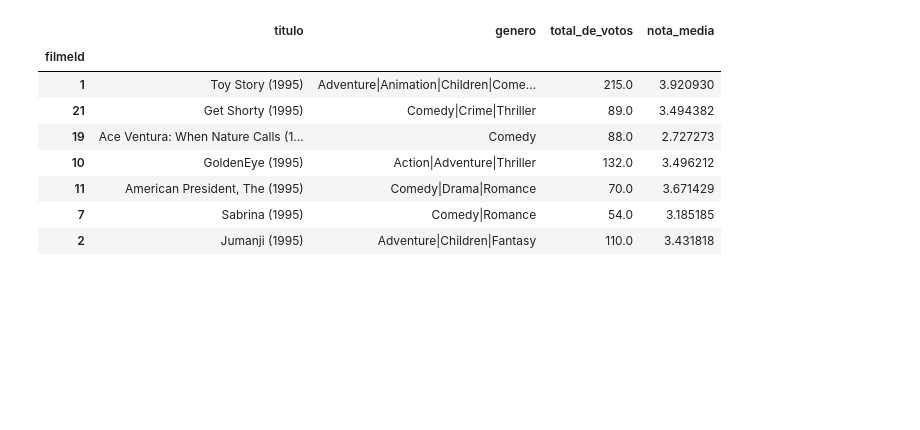
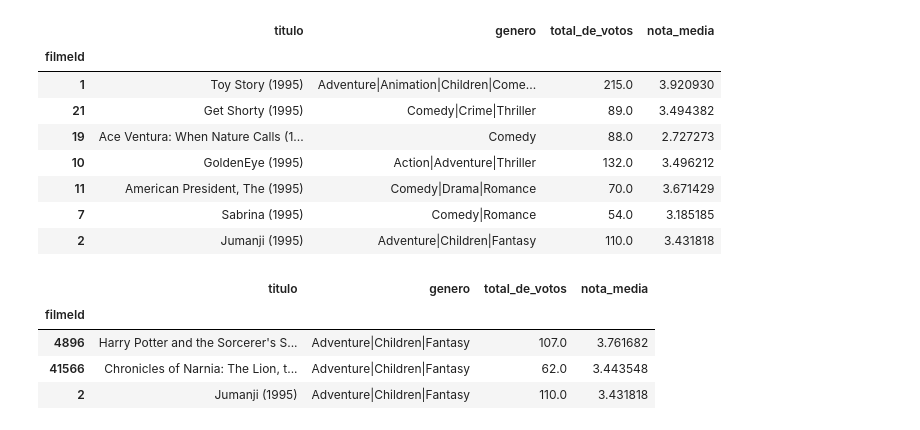
Before and after one commit to lsandrade/alura-ml, a Jupyter notebook: Recomendação filmes 2.ipynb, the cells around one changed output. Saved outputs shown, nothing was run; the diff lists cells and outputs as text; code cells hidden in the pictures; blank space fills up the shorter version.

Commit message:
Recomendação de filmes baseado em generos

```diff
--- a/Recomendação filmes 2.ipynb
+++ b/Recomendação filmes 2.ipynb
@@ -133,7 +133,8 @@ filmes.query("total_de_votos >= 10").sort_values("nota_media", ascending=False).
 | 3468 | Hustler, The (1961) | Drama | 18.0 | 4.333333 |
 # %%
 # filmes com mais de 50 votos
-filmes.query("total_de_votos >= 50").sort_values("nota_media", ascending=False).head(10)
+filmes_com_mais_de_50_votos = filmes.query("total_de_votos >= 50")
+filmes_com_mais_de_50_votos.sort_values("nota_media", ascending=False).head(10)
 # %% [output]
 |  | titulo | genero | total_de_votos | nota_media |
 | filmeId |  |  |  |  |
@@ -160,3 +161,13 @@ filmes.loc[assisti]
 | 11 | American President, The (1995) | Comedy|Drama|Romance | 70.0 | 3.671429 |
 | 7 | Sabrina (1995) | Comedy|Romance | 54.0 | 3.185185 |
 | 2 | Jumanji (1995) | Adventure|Children|Fantasy | 110.0 | 3.431818 |
+# %%
+# Recomenda filmes baseado no genero de Jumanji
+jumanji_generos = 'Adventure|Children|Fantasy'
+filmes_com_mais_de_50_votos.query(f"genero == '{jumanji_generos}'").sort_values("nota_media", ascending=False).head(10)
+# %% [output]
+|  | titulo | genero | total_de_votos | nota_media |
+| filmeId |  |  |  |  |
+| 4896 | Harry Potter and the Sorcerer's S... | Adventure|Children|Fantasy | 107.0 | 3.761682 |
+| 41566 | Chronicles of Narnia: The Lion, t... | Adventure|Children|Fantasy | 62.0 | 3.443548 |
+| 2 | Jumanji (1995) | Adventure|Children|Fantasy | 110.0 | 3.431818 |
```
